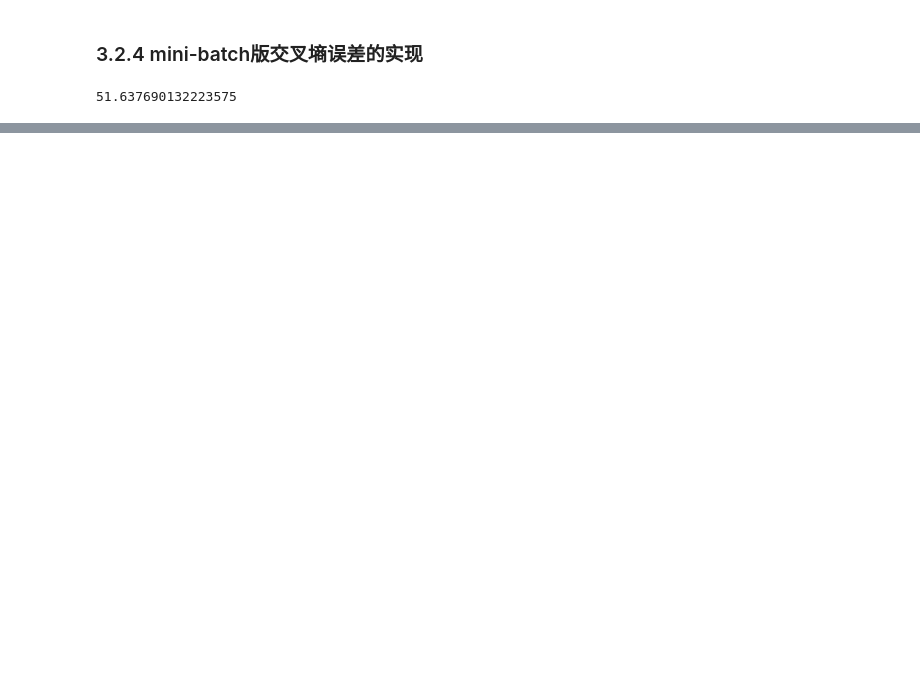
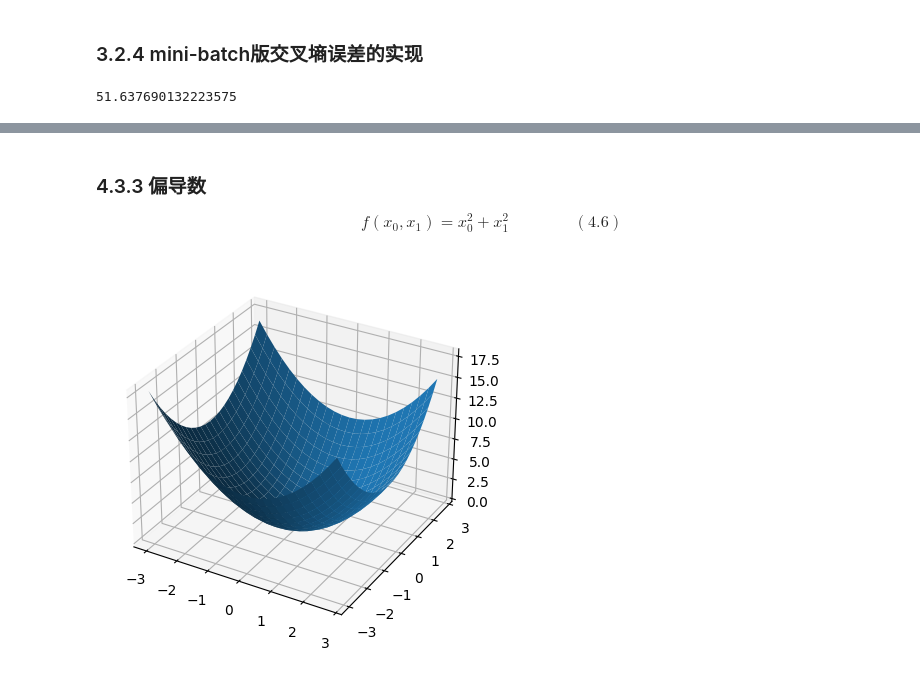
Before and after one commit to NonePro/math, a Jupyter notebook: dl/ch04/chap04.ipynb, the cells around one changed output, grey strips where cells are left out. Saved outputs shown, nothing was run; the diff lists cells and outputs as text; code cells hidden in the pictures; blank space fills up the shorter version.

```diff
--- a/dl/ch04/chap04.ipynb
+++ b/dl/ch04/chap04.ipynb
@@ -172,0 +234,27 @@ cross_entropy_error_not_one_hot(np.array(y),np.array(t))
+# %% [markdown]
+### 4.3.3 偏导数
+
+$$
+f(x_0,x_1) = x_0^2 + x_1^2              \qquad \qquad (4.6)
+$$
+# %%
+def function_2(x):
+    return x[0]**2 + x[1]**2
+
+import numpy as np
+# draw a 3D graph of the function
+from mpl_toolkits.mplot3d import Axes3D
+import matplotlib.pyplot as plt
+
+x0 = np.arange(-3.0, 3.0, 0.25)
+x1 = np.arange(-3.0, 3.0, 0.25)
+
+X, Y = np.meshgrid(x0, x1)
+Z = function_2(np.array([X, Y]))
+
+fig = plt.figure()
+ax = fig.add_subplot(111, projection='3d')
+ax.plot_surface(X, Y, Z)
+plt.show()
+# %% [output]
+[figure, added]
```
Also changed, not shown: parts of 8 cells of this notebook.
